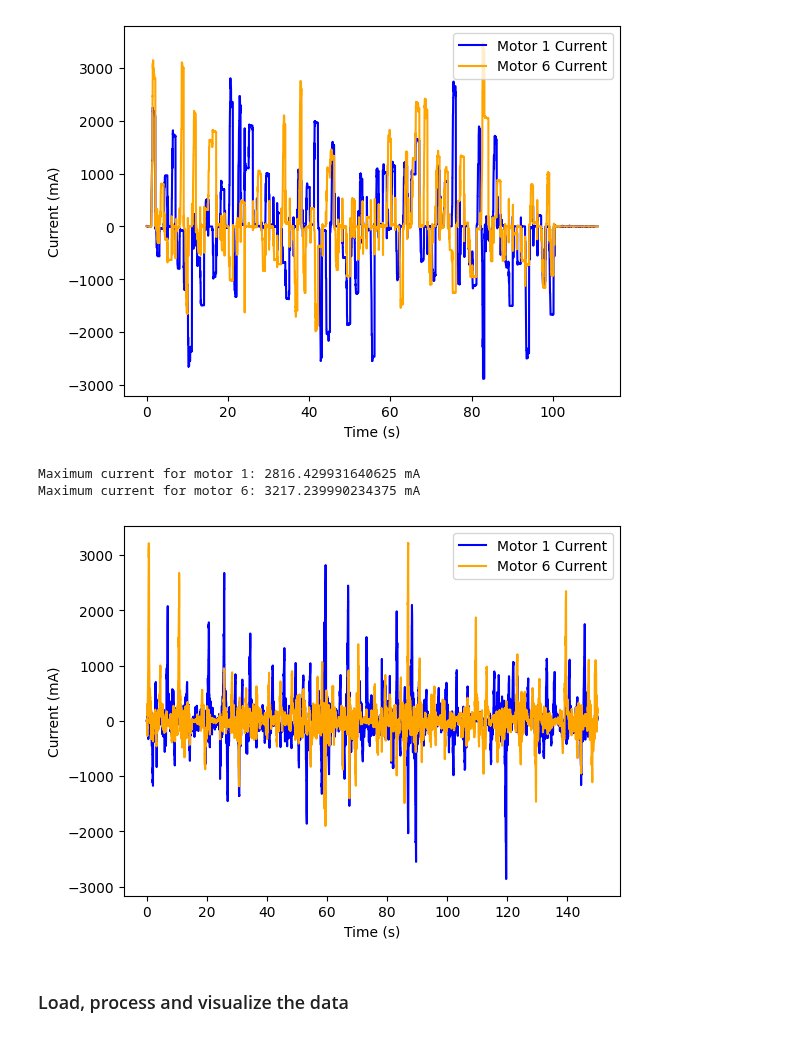
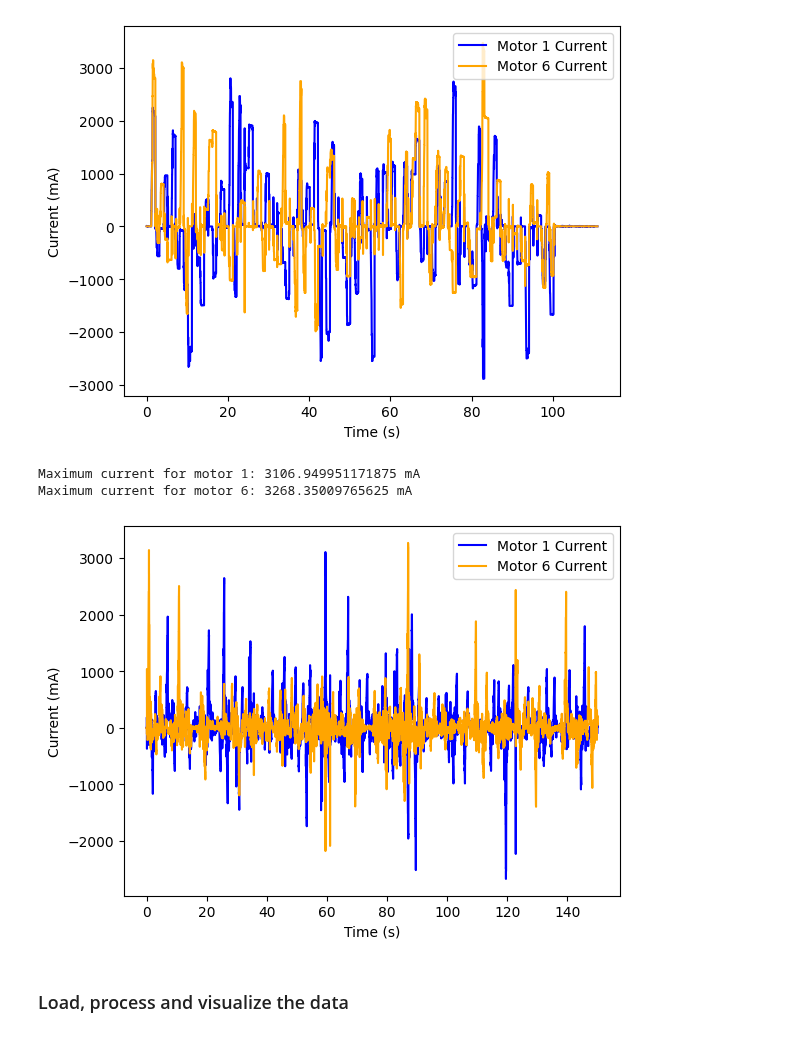
Before and after one commit to StanfordASL/trunk-stack, a Jupyter notebook: stack/main/scripts/data_visualization.ipynb, the cells around one changed output. Saved outputs shown, nothing was run; the diff lists cells and outputs as text; code cells hidden in the pictures.

```diff
--- a/stack/main/scripts/data_visualization.ipynb
+++ b/stack/main/scripts/data_visualization.ipynb
@@ -30,28 +30,28 @@ Maximum current for motor 6: 3472.7900390625 mA
 [figure]
 # %%
 #Visualize currents
-ys_ik = pd.read_csv(f'../data/trajectories/dynamic/observations_controlled_200.csv') #  adiabatic steps with controlled data collection = 201
+ys_ik = pd.read_csv(f'../data/trajectories/dynamic/observations_controlled_200_2.csv') #  adiabatic steps with controlled data collection = 201
 
 
 fig = plt.figure()
 ax = fig.add_subplot(111)
 
 current1, current6 = ys_ik['current1'], ys_ik['current6']
 t = ys_ik['ID'] / 100  # Convert to seconds
 ax.plot(t, current1, label='Motor 1 Current', color='blue')
 ax.plot(t, current6, label='Motor 6 Current', color='orange')
 
 
 ax.set_xlabel('Time (s)')
 ax.set_ylabel('Current (mA)')
 ax.legend(loc='upper right')
 
 print(f"Maximum current for motor 1: {max(current1)} mA")
 print(f"Maximum current for motor 6: {max(current6)} mA")
 # %% [output]
-Maximum current for motor 1: 2816.429931640625 mA
-Maximum current for motor 6: 3217.239990234375 mA
+Maximum current for motor 1: 3106.949951171875 mA
+Maximum current for motor 6: 3268.35009765625 mA
-[figure, old version]
+[figure, new version]
 # %% [markdown]
 ### Load, process and visualize the data
 # %%
```
Also changed, not shown: 19 other files.
